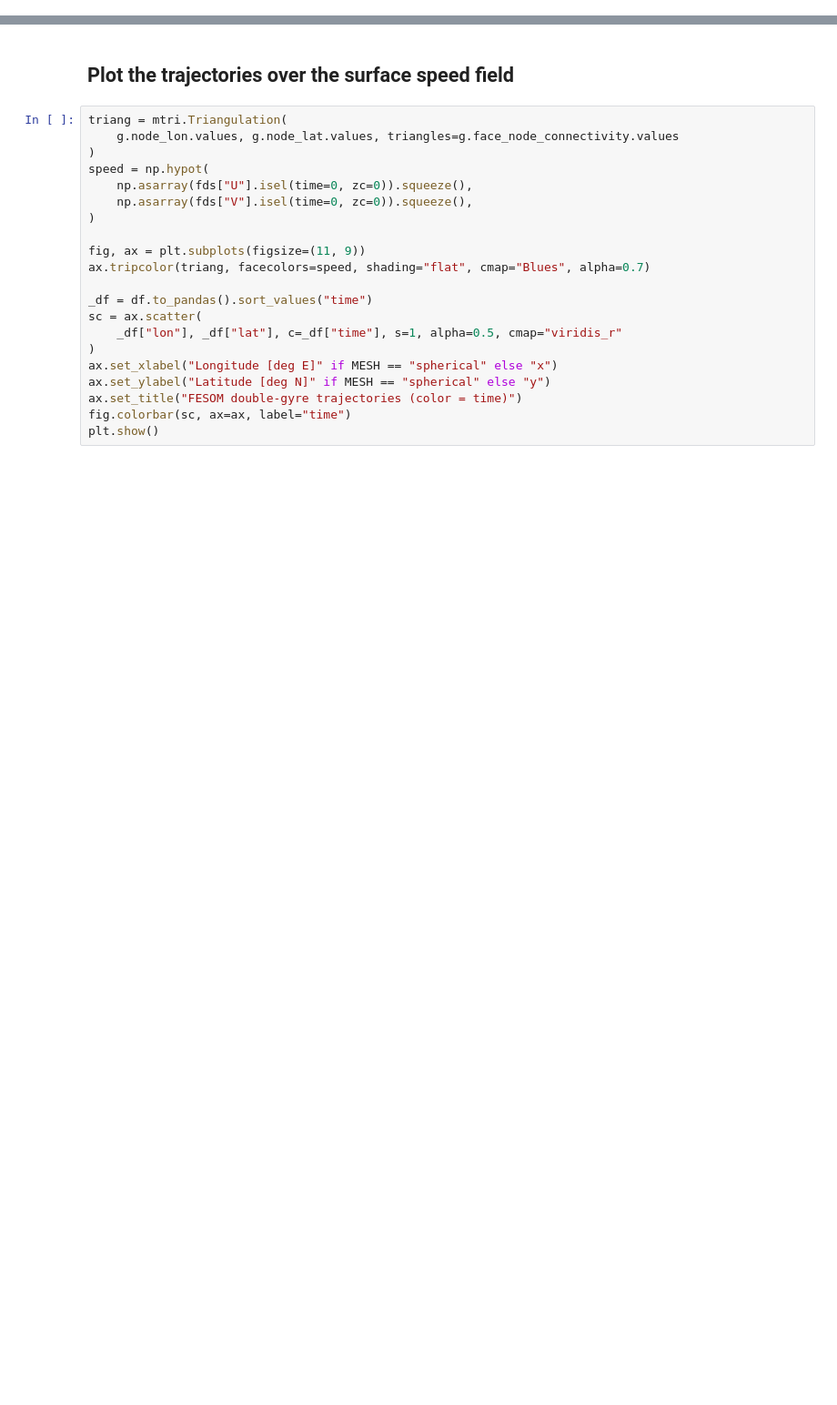
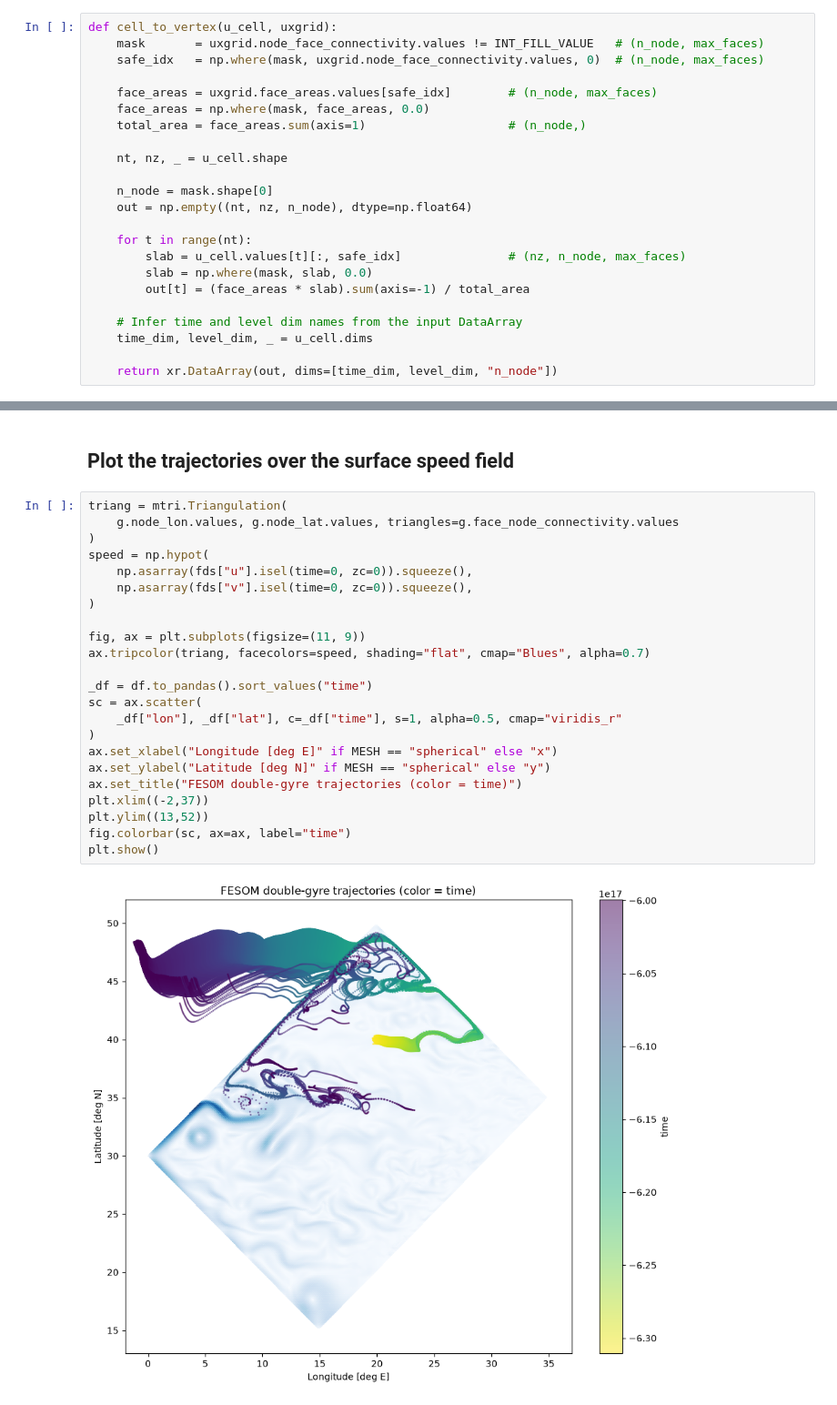
Before and after one commit to Parcels-code/elphe-hackathon, a Jupyter notebook: fesom_double_gyre/run_parcels.ipynb, the cells around one changed output, grey strips where cells are left out. Shown at 91% size. Drawn from its saved outputs; the diff is of its cells as text; blank space fills up the shorter version.

```diff
--- a/fesom_double_gyre/run_parcels.ipynb
+++ b/fesom_double_gyre/run_parcels.ipynb
@@ -143,6 +156,29 @@ def LinearFaceRecon(particle_positions, grid_positions, field):
         field.grid._mesh, flon, flat, particle_positions["lon"], particle_positions["lat"]
     )
     return uc + ax * dx + ay * dy
+# %%
+def cell_to_vertex(u_cell, uxgrid):
+    mask       = uxgrid.node_face_connectivity.values != INT_FILL_VALUE   # (n_node, max_faces)
+    safe_idx   = np.where(mask, uxgrid.node_face_connectivity.values, 0)  # (n_node, max_faces)
+
+    face_areas = uxgrid.face_areas.values[safe_idx]        # (n_node, max_faces)
+    face_areas = np.where(mask, face_areas, 0.0)
+    total_area = face_areas.sum(axis=1)                    # (n_node,)
+
+    nt, nz, _ = u_cell.shape
+
+    n_node = mask.shape[0]
+    out = np.empty((nt, nz, n_node), dtype=np.float64)
+
+    for t in range(nt):
+        slab = u_cell.values[t][:, safe_idx]               # (nz, n_node, max_faces)
+        slab = np.where(mask, slab, 0.0)
+        out[t] = (face_areas * slab).sum(axis=-1) / total_area
+
+    # Infer time and level dim names from the input DataArray
+    time_dim, level_dim, _ = u_cell.dims
+
+    return xr.DataArray(out, dims=[time_dim, level_dim, "n_node"])
 # %% [markdown]
 ## Build the FieldSet
 
@@ -238,21 +383,25 @@ df
 # %%
 triang = mtri.Triangulation(
     g.node_lon.values, g.node_lat.values, triangles=g.face_node_connectivity.values
 )
 speed = np.hypot(
-    np.asarray(fds["U"].isel(time=0, zc=0)).squeeze(),
-    np.asarray(fds["V"].isel(time=0, zc=0)).squeeze(),
+    np.asarray(fds["u"].isel(time=0, zc=0)).squeeze(),
+    np.asarray(fds["v"].isel(time=0, zc=0)).squeeze(),
 )
 
 fig, ax = plt.subplots(figsize=(11, 9))
 ax.tripcolor(triang, facecolors=speed, shading="flat", cmap="Blues", alpha=0.7)
 
 _df = df.to_pandas().sort_values("time")
 sc = ax.scatter(
     _df["lon"], _df["lat"], c=_df["time"], s=1, alpha=0.5, cmap="viridis_r"
 )
 ax.set_xlabel("Longitude [deg E]" if MESH == "spherical" else "x")
 ax.set_ylabel("Latitude [deg N]" if MESH == "spherical" else "y")
 ax.set_title("FESOM double-gyre trajectories (color = time)")
+plt.xlim((-2,37))
+plt.ylim((13,52))
 fig.colorbar(sc, ax=ax, label="time")
 plt.show()
+# %% [output]
+[figure, added]
```
Also changed, not shown: parts of 9 cells of this notebook.
